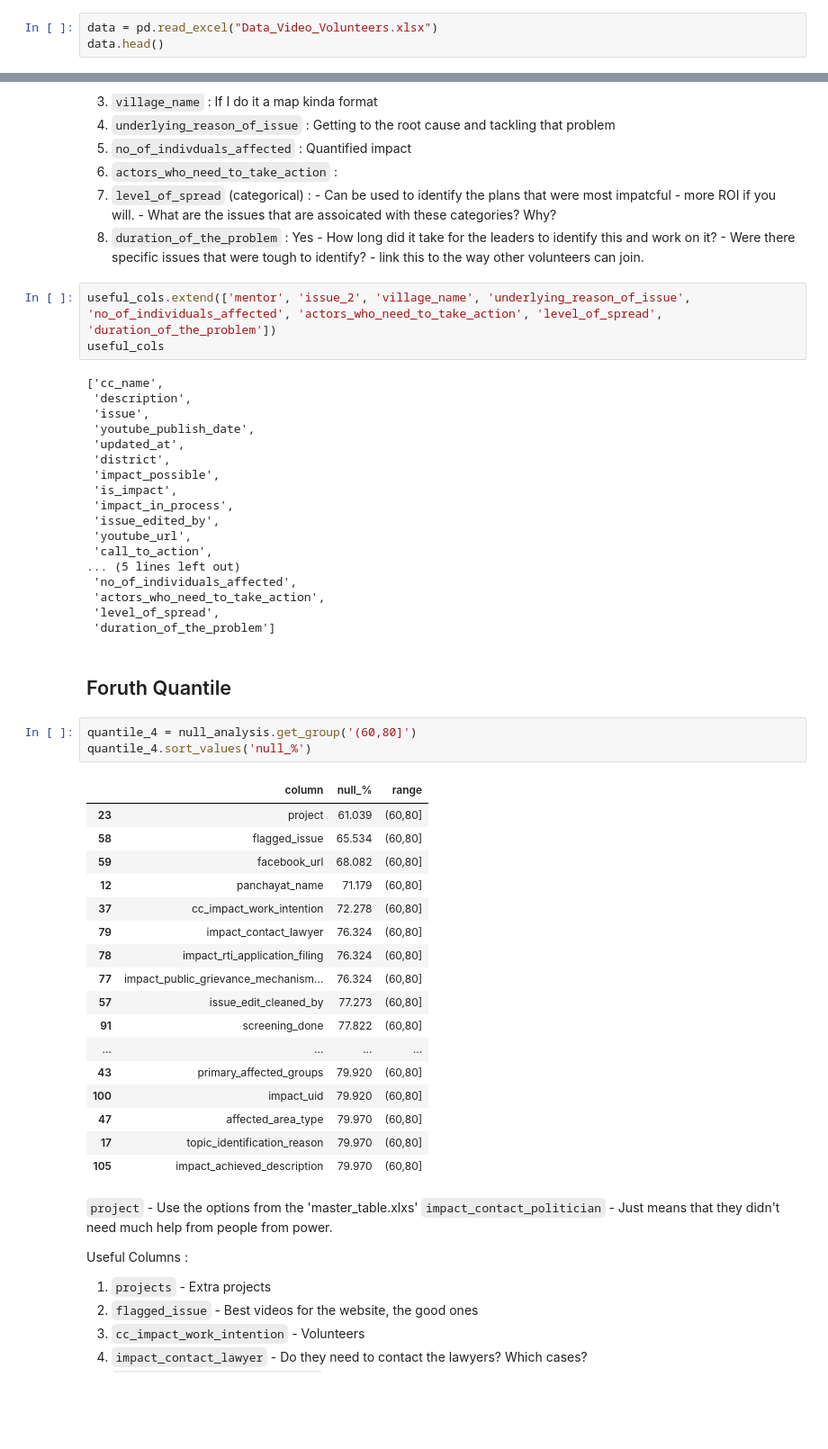
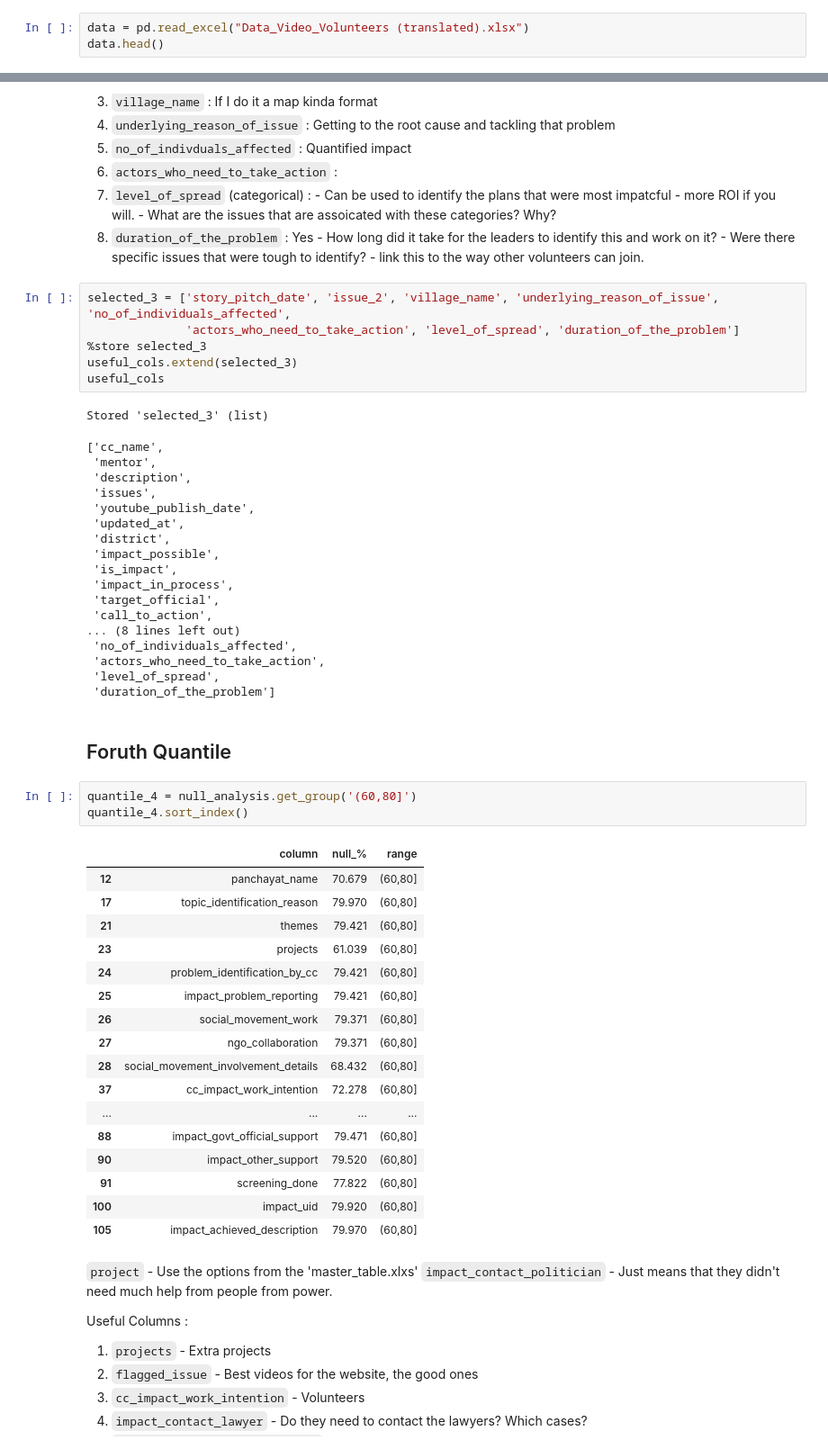
Before and after one commit to mistryishan25/VIZ4SG-Video_Volunteers, a Jupyter notebook: Feature_selection.ipynb, the cells around one changed output, grey strips where cells are left out. Shown at 90% size. Cells and saved outputs as stored; diff of their text form; blank space fills up the shorter version.

```diff
--- a/Feature_selection.ipynb
+++ b/Feature_selection.ipynb
@@ -31,6 +33,6 @@
 # %%
 import pandas as pd
 # %%
-data = pd.read_excel("Data_Video_Volunteers.xlsx")
+data = pd.read_excel("Data_Video_Volunteers (translated).xlsx")
 data.head()
 # %% [output]
@@ -197,48 +207,52 @@ Useful attributes :
         - Were there specific issues that were tough to identify?
         - link this to the way other volunteers can join.
 # %%
-useful_cols.extend(['mentor', 'issue_2', 'village_name', 'underlying_reason_of_issue', 'no_of_individuals_affected', 'actors_who_need_to_take_action', 'level_of_spread', 'duration_of_the_problem'])
+selected_3 = ['story_pitch_date', 'issue_2', 'village_name', 'underlying_reason_of_issue', 'no_of_individuals_affected',
+              'actors_who_need_to_take_action', 'level_of_spread', 'duration_of_the_problem']
+%store selected_3
+useful_cols.extend(selected_3)
 useful_cols
 # %% [output]
-['cc_name',
- 'description',
- 'issue',
- 'youtube_publish_date',
- 'updated_at',
- 'district',
- 'impact_possible',
- 'is_impact',
- 'impact_in_process',
- 'issue_edited_by',
- 'youtube_url',
- 'call_to_action',
-... (5 lines left out)
- 'no_of_individuals_affected',
- 'actors_who_need_to_take_action',
- 'level_of_spread',
- 'duration_of_the_problem']
+Stored 'selected_3' (list)
+['cc_name',
+ 'mentor',
+ 'description',
+ 'issues',
+ 'youtube_publish_date',
+ 'updated_at',
+ 'district',
+ 'impact_possible',
+ 'is_impact',
+ 'impact_in_process',
+ 'target_official',
+ 'call_to_action',
+... (8 lines left out)
+ 'no_of_individuals_affected',
+ 'actors_who_need_to_take_action',
+ 'level_of_spread',
+ 'duration_of_the_problem']
 # %% [markdown]
 ## Foruth Quantile
 # %%
 quantile_4 = null_analysis.get_group('(60,80]')
-quantile_4.sort_values('null_%')
+quantile_4.sort_index()
 # %% [output]
 |  | column | null_% | range |
-| 23 | project | 61.039 | (60,80] |
-| 58 | flagged_issue | 65.534 | (60,80] |
-| 59 | facebook_url | 68.082 | (60,80] |
-| 12 | panchayat_name | 71.179 | (60,80] |
+| 12 | panchayat_name | 70.679 | (60,80] |
+| 17 | topic_identification_reason | 79.970 | (60,80] |
+| 21 | themes | 79.421 | (60,80] |
+| 23 | projects | 61.039 | (60,80] |
+| 24 | problem_identification_by_cc | 79.421 | (60,80] |
+| 25 | impact_problem_reporting | 79.421 | (60,80] |
+| 26 | social_movement_work | 79.371 | (60,80] |
+| 27 | ngo_collaboration | 79.371 | (60,80] |
+| 28 | social_movement_involvement_details | 68.432 | (60,80] |
 | 37 | cc_impact_work_intention | 72.278 | (60,80] |
-| 79 | impact_contact_lawyer | 76.324 | (60,80] |
-| 78 | impact_rti_application_filing | 76.324 | (60,80] |
-| 77 | impact_public_grievance_mechanism... | 76.324 | (60,80] |
-| 57 | issue_edit_cleaned_by | 77.273 | (60,80] |
+| ... | ... | ... | ... |
+| 88 | impact_govt_official_support | 79.471 | (60,80] |
+| 90 | impact_other_support | 79.520 | (60,80] |
 | 91 | screening_done | 77.822 | (60,80] |
-| ... | ... | ... | ... |
-| 43 | primary_affected_groups | 79.920 | (60,80] |
 | 100 | impact_uid | 79.920 | (60,80] |
-| 47 | affected_area_type | 79.970 | (60,80] |
-| 17 | topic_identification_reason | 79.970 | (60,80] |
 | 105 | impact_achieved_description | 79.970 | (60,80] |
 # %% [markdown]
 `project` - Use the options from the 'master_table.xlxs'
```
Also changed, not shown: parts of 16 cells of this notebook, 1 other file.
